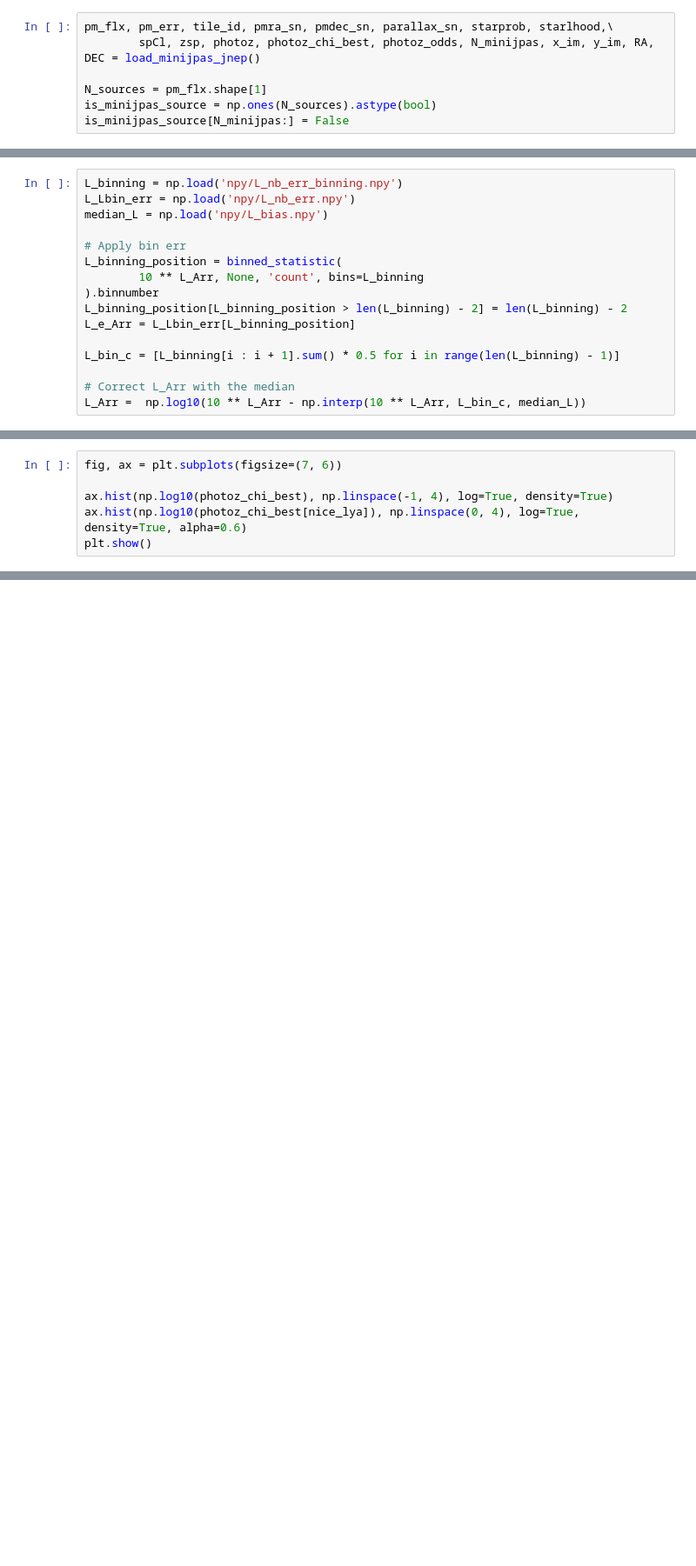
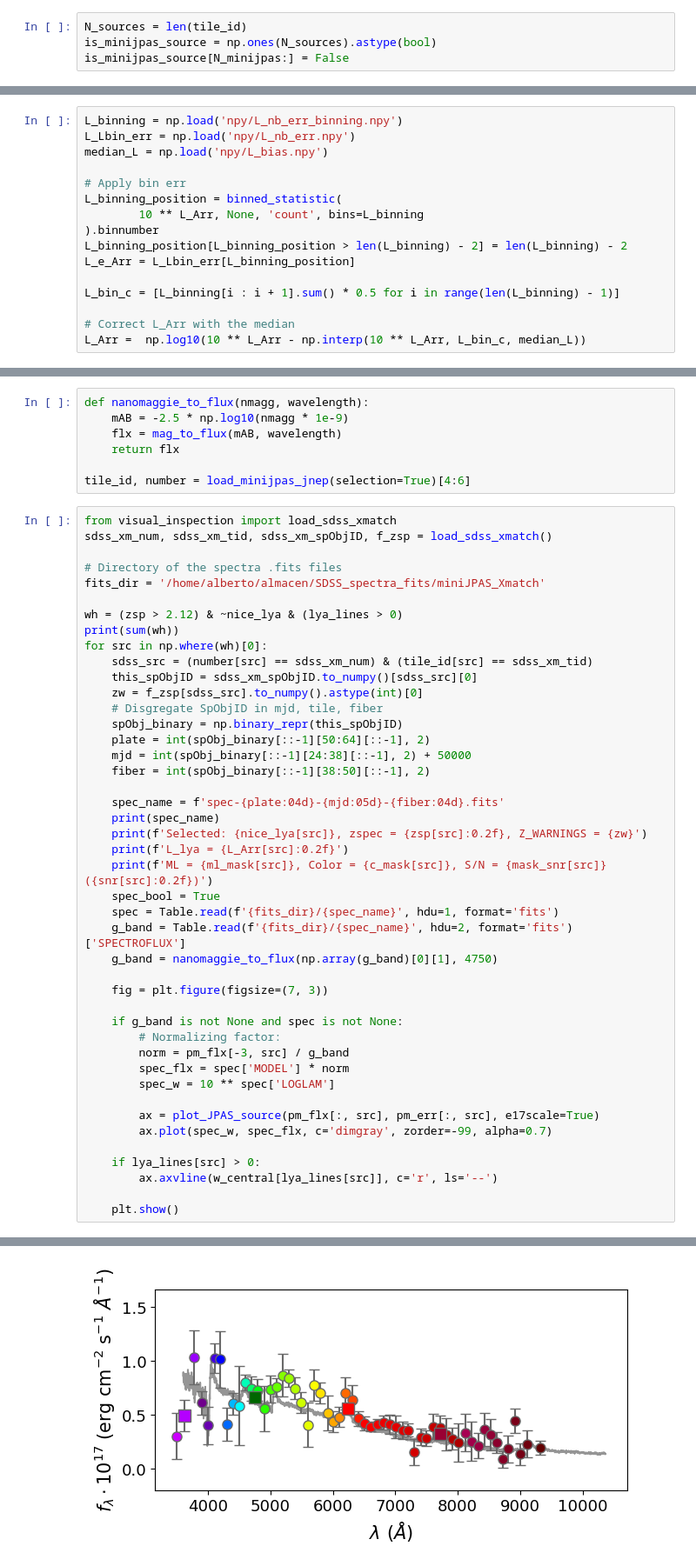
Before and after one commit to totoal/LAEs, a Jupyter notebook: minijpas_select_3.ipynb, the cells around one changed output, grey strips where cells are left out. Shown at 87% size. Saved outputs shown, nothing was run; the diff lists cells and outputs as text; blank space fills up the shorter version.

```diff
--- a/minijpas_select_3.ipynb
+++ b/minijpas_select_3.ipynb
@@ -15,7 +21,4 @@ nb_fwhm_Arr = nb_fwhm(range(60))
 # %%
-pm_flx, pm_err, tile_id, pmra_sn, pmdec_sn, parallax_sn, starprob, starlhood,\
-        spCl, zsp, photoz, photoz_chi_best, photoz_odds, N_minijpas, x_im, y_im, RA, DEC = load_minijpas_jnep()
-
-N_sources = pm_flx.shape[1]
+N_sources = len(tile_id)
 is_minijpas_source = np.ones(N_sources).astype(bool)
 is_minijpas_source[N_minijpas:] = False
@@ -285,6 +144,0 @@ plt.show()
-# %%
-fig, ax = plt.subplots(figsize=(7, 6))
-
-ax.hist(np.log10(photoz_chi_best), np.linspace(-1, 4), log=True, density=True)
-ax.hist(np.log10(photoz_chi_best[nice_lya]), np.linspace(0, 4), log=True, density=True, alpha=0.6)
-plt.show()
@@ -292,0 +145,52 @@ count_true((starlhood < 0.1) & (starprob < 0.1))
+# %%
+def nanomaggie_to_flux(nmagg, wavelength):
+    mAB = -2.5 * np.log10(nmagg * 1e-9)
+    flx = mag_to_flux(mAB, wavelength)
+    return flx
+
+tile_id, number = load_minijpas_jnep(selection=True)[4:6]
+# %%
+from visual_inspection import load_sdss_xmatch
+sdss_xm_num, sdss_xm_tid, sdss_xm_spObjID, f_zsp = load_sdss_xmatch()
+
+# Directory of the spectra .fits files
+fits_dir = '/home/alberto/almacen/SDSS_spectra_fits/miniJPAS_Xmatch'
+
+wh = (zsp > 2.12) & ~nice_lya & (lya_lines > 0)
+print(sum(wh))
+for src in np.where(wh)[0]:
+    sdss_src = (number[src] == sdss_xm_num) & (tile_id[src] == sdss_xm_tid)
+    this_spObjID = sdss_xm_spObjID.to_numpy()[sdss_src][0]
+    zw = f_zsp[sdss_src].to_numpy().astype(int)[0]
+    # Disgregate SpObjID in mjd, tile, fiber
+    spObj_binary = np.binary_repr(this_spObjID)
+    plate = int(spObj_binary[::-1][50:64][::-1], 2)
+    mjd = int(spObj_binary[::-1][24:38][::-1], 2) + 50000
+    fiber = int(spObj_binary[::-1][38:50][::-1], 2)
+
+    spec_name = f'spec-{plate:04d}-{mjd:05d}-{fiber:04d}.fits'
+    print(spec_name)
+    print(f'Selected: {nice_lya[src]}, zspec = {zsp[src]:0.2f}, Z_WARNINGS = {zw}')
+    print(f'L_lya = {L_Arr[src]:0.2f}')
+    print(f'ML = {ml_mask[src]}, Color = {c_mask[src]}, S/N = {mask_snr[src]} ({snr[src]:0.2f})')
+    spec_bool = True
+    spec = Table.read(f'{fits_dir}/{spec_name}', hdu=1, format='fits')
+    g_band = Table.read(f'{fits_dir}/{spec_name}', hdu=2, format='fits')['SPECTROFLUX']
+    g_band = nanomaggie_to_flux(np.array(g_band)[0][1], 4750)
+
+    fig = plt.figure(figsize=(7, 3))
+
+    if g_band is not None and spec is not None:
+        # Normalizing factor:
+        norm = pm_flx[-3, src] / g_band
+        spec_flx = spec['MODEL'] * norm
+        spec_w = 10 ** spec['LOGLAM']
+
+        ax = plot_JPAS_source(pm_flx[:, src], pm_err[:, src], e17scale=True)
+        ax.plot(spec_w, spec_flx, c='dimgray', zorder=-99, alpha=0.7)
+
+    if lya_lines[src] > 0:
+        ax.axvline(w_central[lya_lines[src]], c='r', ls='--')
+
+    plt.show()
+# %% [output]
@@ -292,0 +202 @@ count_true((starlhood < 0.1) & (starprob < 0.1))
+[figure, added]
```
Also changed, not shown: parts of 21 cells of this notebook, 28 other files.
